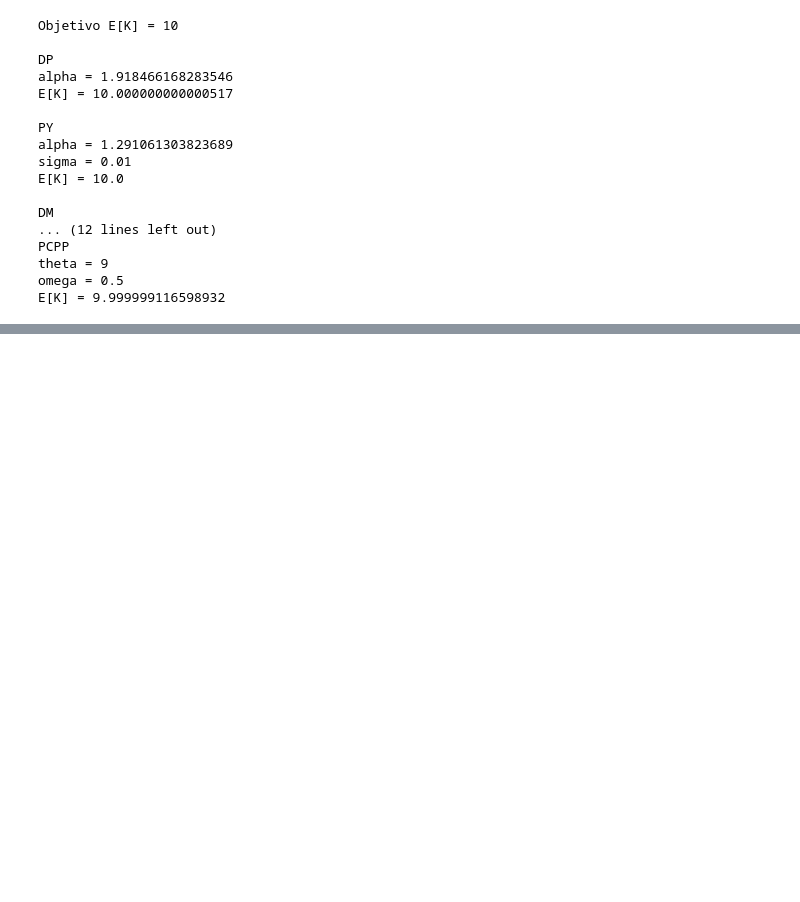
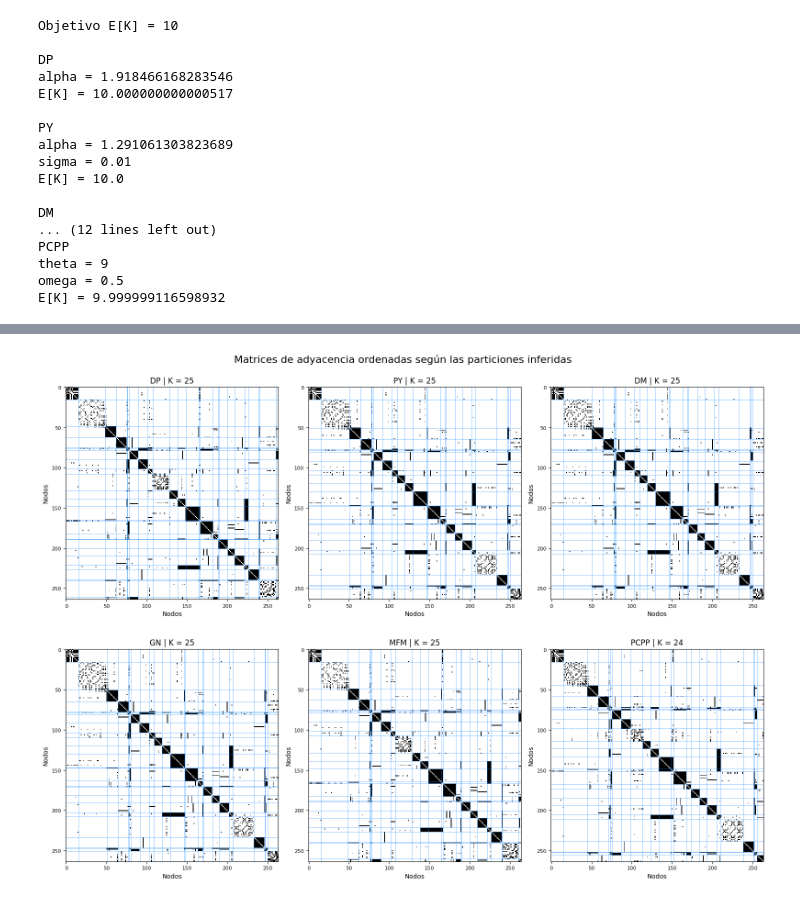
Before and after one commit to cnosa/blockregressiondynamicsnetwork, a Jupyter notebook: python/experiment_colombian_politics.ipynb, the cells around one changed output, grey strips where cells are left out. Saved outputs shown, nothing was run; the diff lists cells and outputs as text; code cells hidden in the pictures; blank space fills up the shorter version.

```diff
--- a/python/experiment_colombian_politics.ipynb
+++ b/python/experiment_colombian_politics.ipynb
@@ -1542,14 +1965,19 @@ successful_results = {
     if result.get("status") == "success"
 }
 
+
 def reorder_adjacency(adjacency, labels):
     labels = np.asarray(labels)
+    adjacency = np.asarray(adjacency)
 
+    # Ordenar nodos según la etiqueta de comunidad
     order = np.argsort(labels, kind="stable")
+
+    # Reordenar filas y columnas simultáneamente
     A_sorted = adjacency[np.ix_(order, order)]
-
     sorted_labels = labels[order]
 
+    # Identificar límites entre comunidades
     boundaries = np.where(
         sorted_labels[:-1] != sorted_labels[1:]
     )[0] + 1
@@ -1560,8 +1988,6 @@ def reorder_adjacency(adjacency, labels):
 # ------------------------------------------------------------
 # MATRICES DE ADYACENCIA
 # ------------------------------------------------------------
-
-n_priors = len(successful_results)
 
 fig, axes = plt.subplots(
     2, 3,
@@ -1574,11 +2000,18 @@ for ax, (run_name, result) in zip(
     axes, successful_results.items()
 ):
 
+    # Usar la matriz guardada para cada resultado
+    A = result["adjacency"]
     labels = result["final_partition"]
 
+    # Comprobar consistencia
+    assert A.shape[0] == len(labels), (
+        f"Inconsistencia en {run_name}: "
+        f"matriz {A.shape} y etiquetas {len(labels)}"
+    )
+
     A_sorted, order, boundaries = reorder_adjacency(
-        adjacency,
-        labels
+        A, labels
     )
 
     ax.imshow(
@@ -1590,7 +2023,7 @@ for ax, (run_name, result) in zip(
         vmax=1
     )
 
-    # Separadores discretos entre comunidades
+    # Separadores entre comunidades
     for boundary in boundaries:
         ax.axhline(
             boundary - 0.5,
@@ -1598,37 +2031,39 @@ for ax, (run_name, result) in zip(
             linewidth=0.6,
             alpha=0.65
         )
+
         ax.axvline(
             boundary - 0.5,
             color="dodgerblue",
             linewidth=0.6,
             alpha=0.65
         )
 
     prior_name = result["prior"]
-    K = result["K_final"]
+    K = len(np.unique(labels))
 
     ax.set_title(
         f"{prior_name} | K = {K}",
         fontsize=12
     )
 
     ax.set_xlabel("Nodos")
     ax.set_ylabel("Nodos")
 
     ax.tick_params(
         axis="both",
         labelsize=8
     )
 
 fig.suptitle(
     "Matrices de adyacencia ordenadas según las particiones inferidas",
-    fontsize=16,
-    y=1.02
+    fontsize=16
 )
 
 plt.tight_layout()
 plt.show()
+# %% [output]
+[figure, added]
 # %%
 import numpy as np
 import matplotlib.pyplot as plt
```
Also changed, not shown: parts of 12 cells of this notebook, 2 other files.
